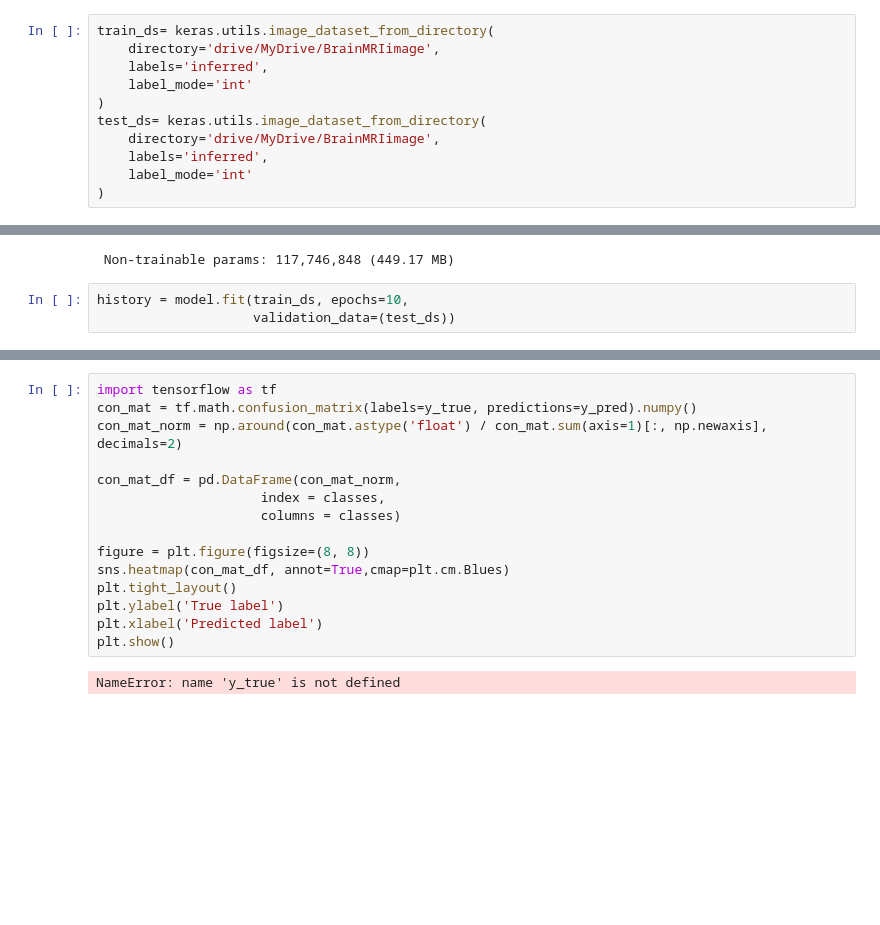
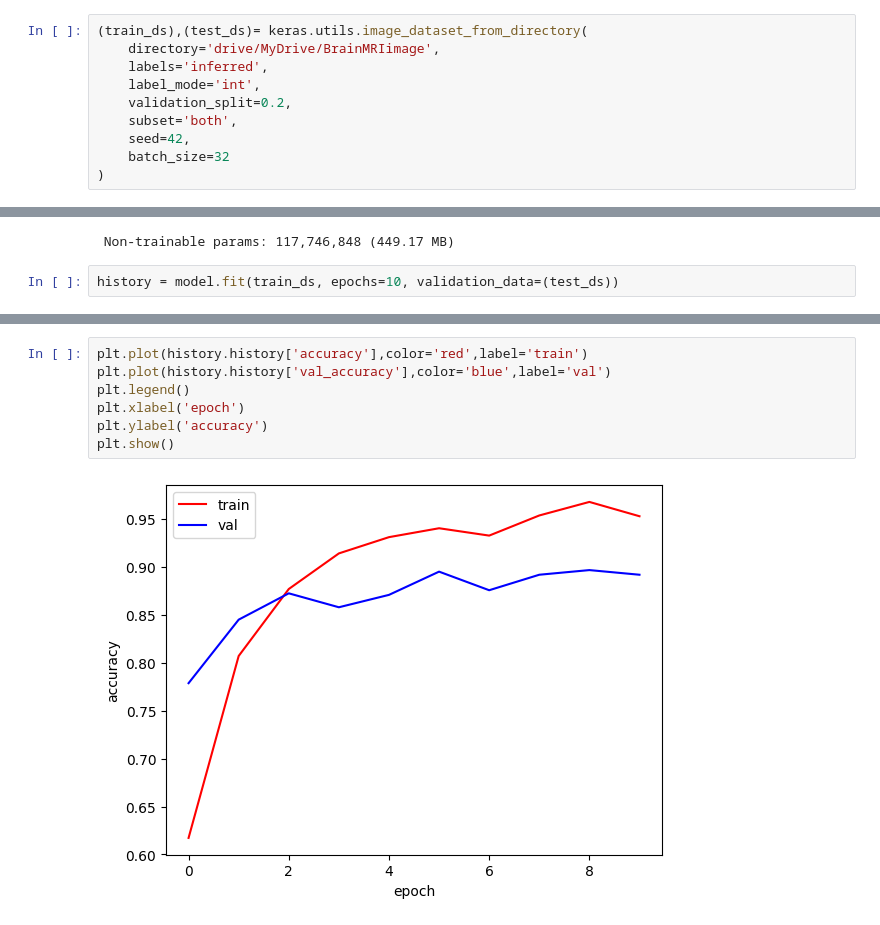
Before and after one commit to Ravindran-M/img-classify-CNN, a Jupyter notebook: Untitled0.ipynb, the cells around one changed output, grey strips where cells are left out. Drawn from its saved outputs; the diff is of its cells as text; blank space fills up the shorter version.

```diff
--- a/Untitled0.ipynb
+++ b/Untitled0.ipynb
@@ -73,15 +73,14 @@ Model: "sequential"
  Trainable params: 20,972,804 (80.00 MB)
  Non-trainable params: 117,746,848 (449.17 MB)
 # %%
-train_ds= keras.utils.image_dataset_from_directory(
+(train_ds),(test_ds)= keras.utils.image_dataset_from_directory(
     directory='drive/MyDrive/BrainMRIimage',
     labels='inferred',
-    label_mode='int'
+    label_mode='int',
+    validation_split=0.2,
+    subset='both',
+    seed=42,
+    batch_size=32
 )
-test_ds= keras.utils.image_dataset_from_directory(
-    directory='drive/MyDrive/BrainMRIimage',
-    labels='inferred',
-    label_mode='int'
-)
 # %% [output]
 Found 3096 files belonging to 4 classes.
@@ -125,7 +131,6 @@ Model: "sequential"
  Trainable params: 20,972,804 (80.00 MB)
  Non-trainable params: 117,746,848 (449.17 MB)
 # %%
-history = model.fit(train_ds, epochs=10,
-                    validation_data=(test_ds))
+history = model.fit(train_ds, epochs=10, validation_data=(test_ds))
 # %% [output]
 Epoch 1/10
@@ -151,17 +156,9 @@ Epoch 10/10
-# %%
-import tensorflow as tf
-con_mat = tf.math.confusion_matrix(labels=y_true, predictions=y_pred).numpy()
-con_mat_norm = np.around(con_mat.astype('float') / con_mat.sum(axis=1)[:, np.newaxis], decimals=2)
-
-con_mat_df = pd.DataFrame(con_mat_norm,
-                     index = classes,
-                     columns = classes)
-
-figure = plt.figure(figsize=(8, 8))
-sns.heatmap(con_mat_df, annot=True,cmap=plt.cm.Blues)
-plt.tight_layout()
-plt.ylabel('True label')
-plt.xlabel('Predicted label')
-plt.show()
-# %% [output]
-NameError: name 'y_true' is not defined
+# %%
+plt.plot(history.history['accuracy'],color='red',label='train')
+plt.plot(history.history['val_accuracy'],color='blue',label='val')
+plt.legend()
+plt.xlabel('epoch')
+plt.ylabel('accuracy')
+plt.show()
+# %% [output]
+[figure, added]
```
Also changed, not shown: parts of 6 cells of this notebook.
